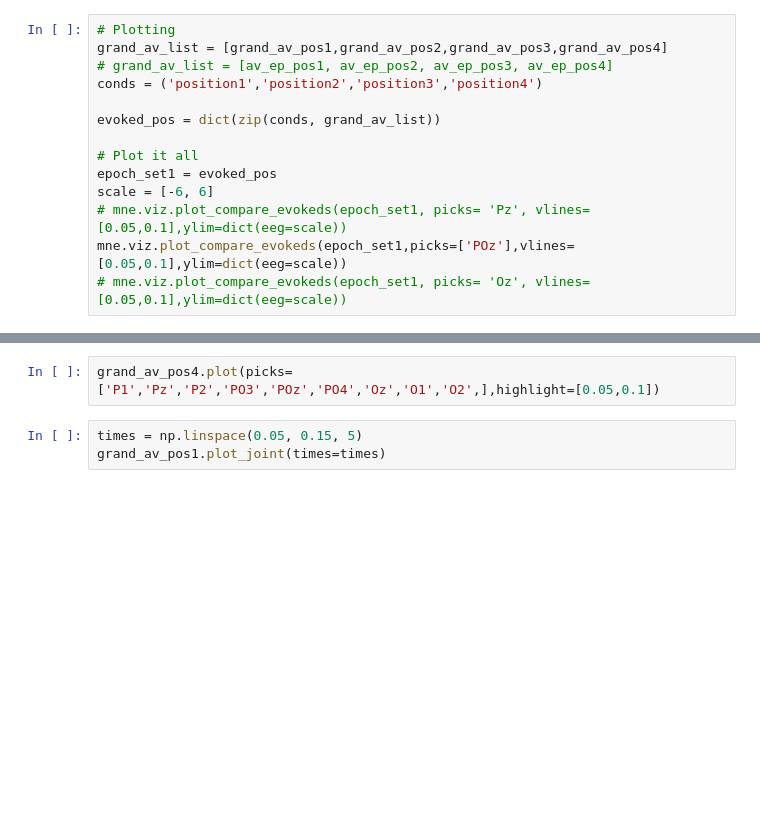
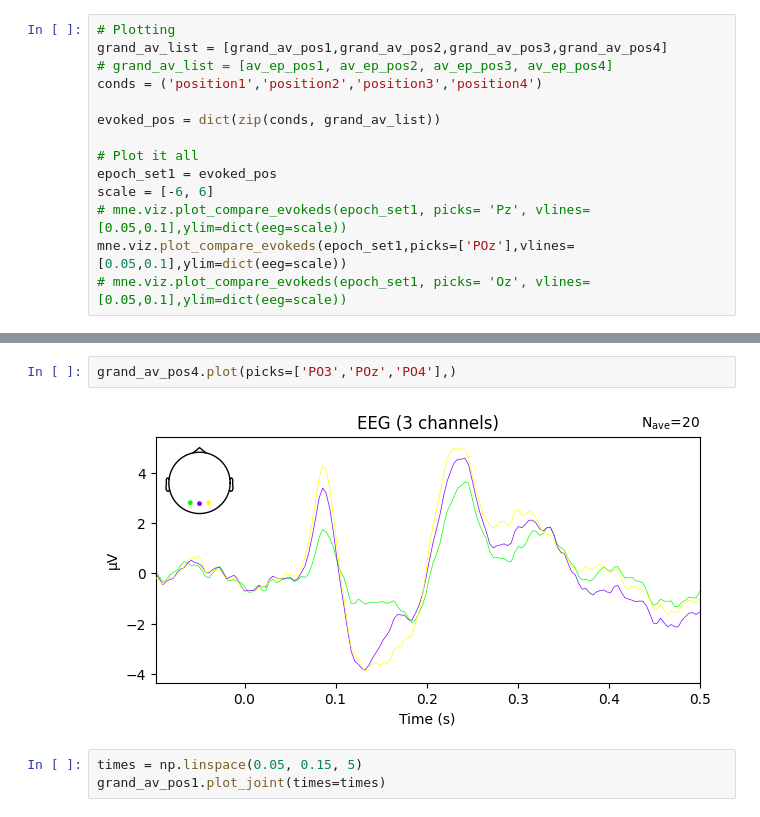
Before and after one commit to maxvanmigem/prediction-attention-v1-processing, a Jupyter notebook: plotting/localiser_plotting.ipynb, the cells around one changed output, grey strips where cells are left out. Cells and saved outputs as stored; diff of their text form; blank space fills up the shorter version.

```diff
--- a/plotting/localiser_plotting.ipynb
+++ b/plotting/localiser_plotting.ipynb
@@ -167,5 +234,7 @@ mne.viz.plot_compare_evokeds(epoch_set1,picks=['POz'],vlines=[0.05,0.1],ylim=dic
 # %%
-grand_av_pos4.plot(picks=['P1','Pz','P2','PO3','POz','PO4','Oz','O1','O2',],highlight=[0.05,0.1])
+grand_av_pos4.plot(picks=['PO3','POz','PO4'],)
+# %% [output]
+[figure, added]
 # %%
 times = np.linspace(0.05, 0.15, 5)
 grand_av_pos1.plot_joint(times=times)
```
Also changed, not shown: parts of 4 cells of this notebook.
